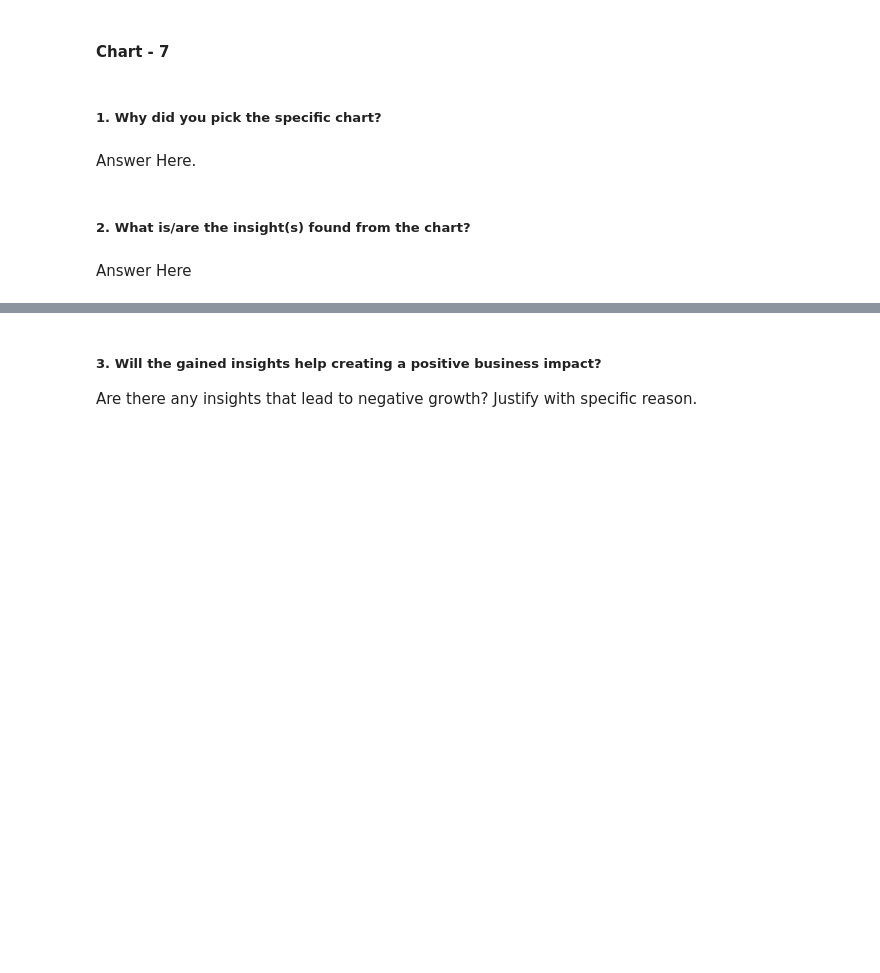
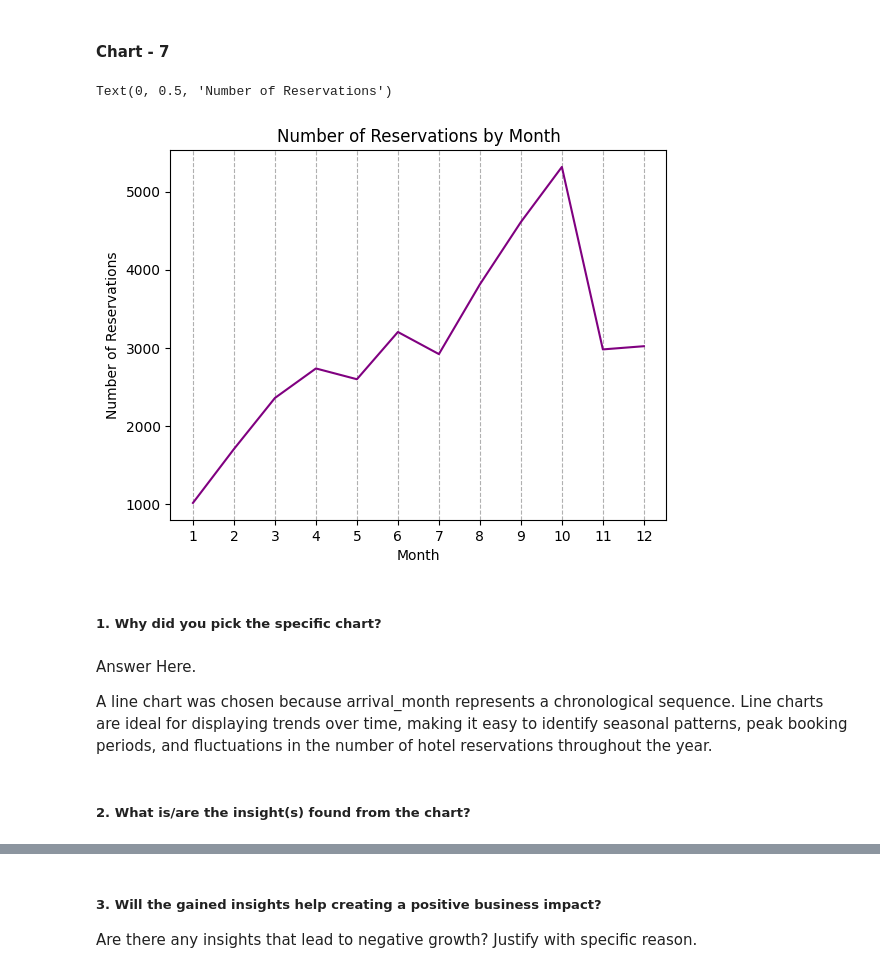
Before and after one commit to kushtagra7/hotel_reservation_classification, a Jupyter notebook: hotel_reservation_classification.ipynb, the cells around one changed output, grey strips where cells are left out. Saved outputs shown, nothing was run; the diff lists cells and outputs as text; code cells hidden in the pictures; blank space fills up the shorter version.

```diff
--- a/hotel_reservation_classification.ipynb
+++ b/hotel_reservation_classification.ipynb
@@ -454,8 +535,20 @@ Answer Here
+# %%
+# Chart - 7 visualization code
+month_count=df['arrival_month'].value_counts().sort_index()
+month_count.plot(kind='line', color='purple')
+plt.grid(axis='x', linestyle='--', alpha=1)
+plt.xticks(range(1,13))
+plt.title('Number of Reservations by Month')
+plt.xlabel('Month')
+plt.ylabel('Number of Reservations')
+# %% [output]
+Text(0, 0.5, 'Number of Reservations')
+[figure, added]
 # %% [markdown]
 ##### 1. Why did you pick the specific chart?
-# %% [markdown]
-Answer Here.
+# %% [markdown]
+Answer Here.
+
+A line chart was chosen because arrival_month represents a chronological sequence. Line charts are ideal for displaying trends over time, making it easy to identify seasonal patterns, peak booking periods, and fluctuations in the number of hotel reservations throughout the year.
 # %% [markdown]
 ##### 2. What is/are the insight(s) found from the chart?
-# %% [markdown]
-Answer Here
```
Also changed, not shown: parts of 86 cells of this notebook.
